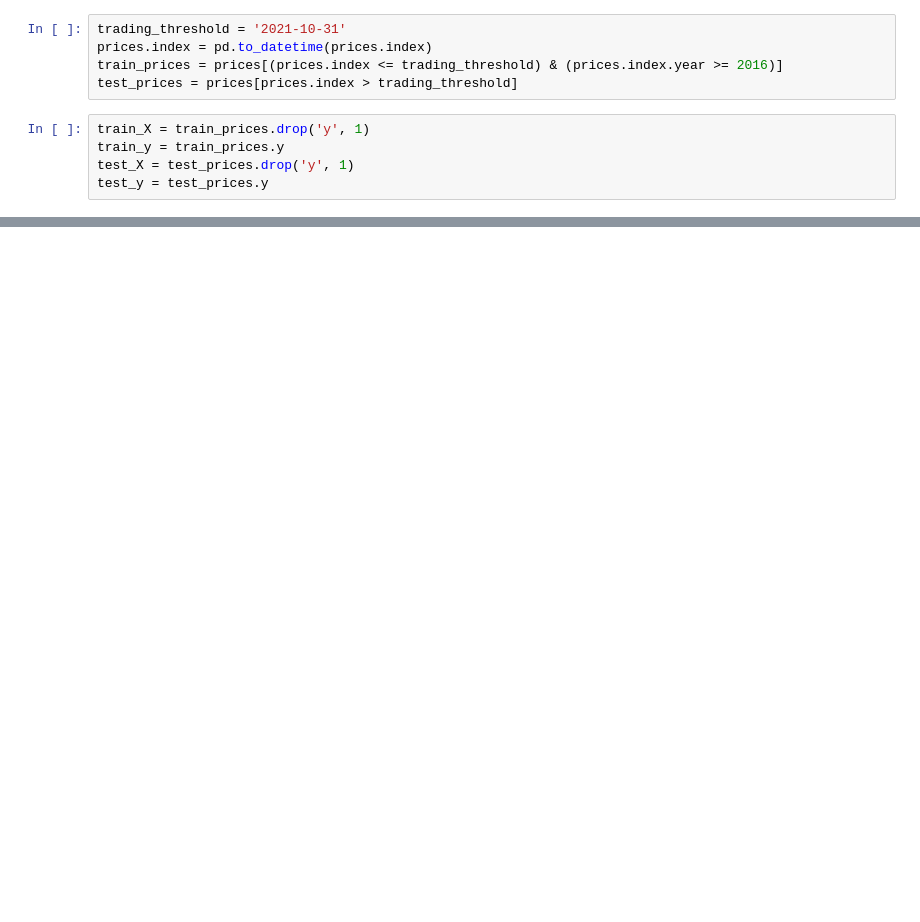
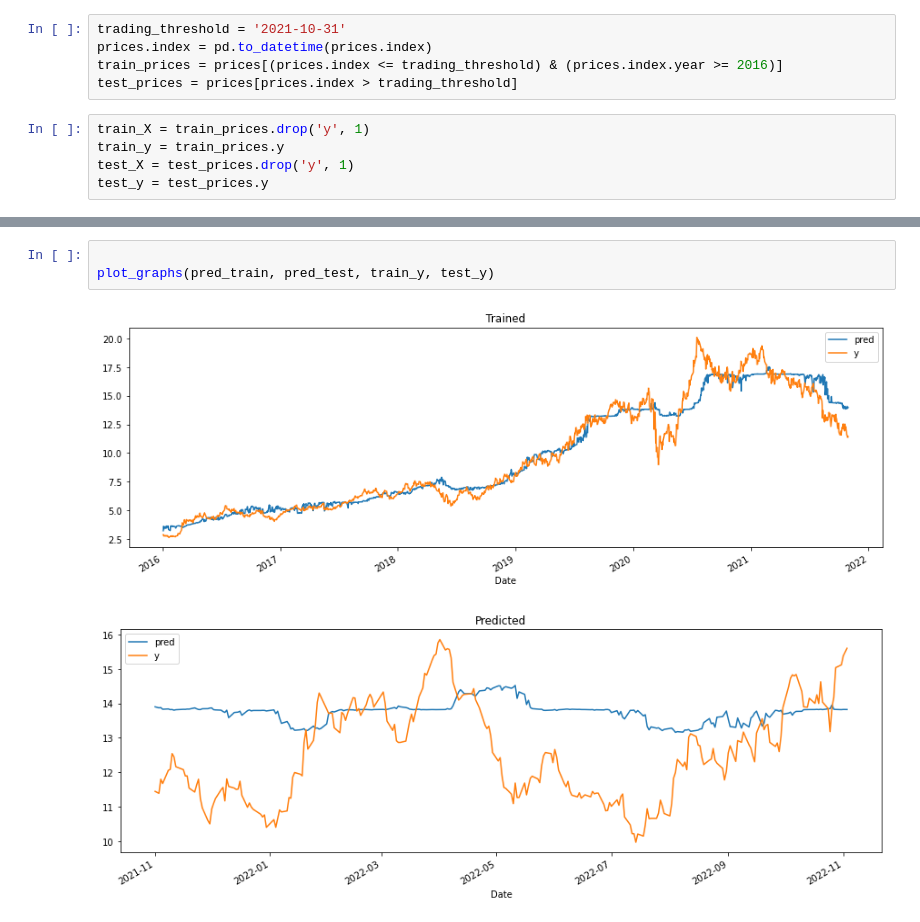
Before and after one commit to Constellation-Dev-Team/constellation-talks-01, a Jupyter notebook: prices_modeling.ipynb, the cells around one changed output, grey strips where cells are left out. Cells and saved outputs as stored; diff of their text form; blank space fills up the shorter version.

```diff
--- a/prices_modeling.ipynb
+++ b/prices_modeling.ipynb
@@ -150,0 +175,6 @@ array([[10, 10, 10, 10, 10],
+# %%
+
+plot_graphs(pred_train, pred_test, train_y, test_y)
+# %% [output]
+[figure, added]
+[figure, added]
```
Also changed, not shown: parts of 13 cells of this notebook, 3 other files.
